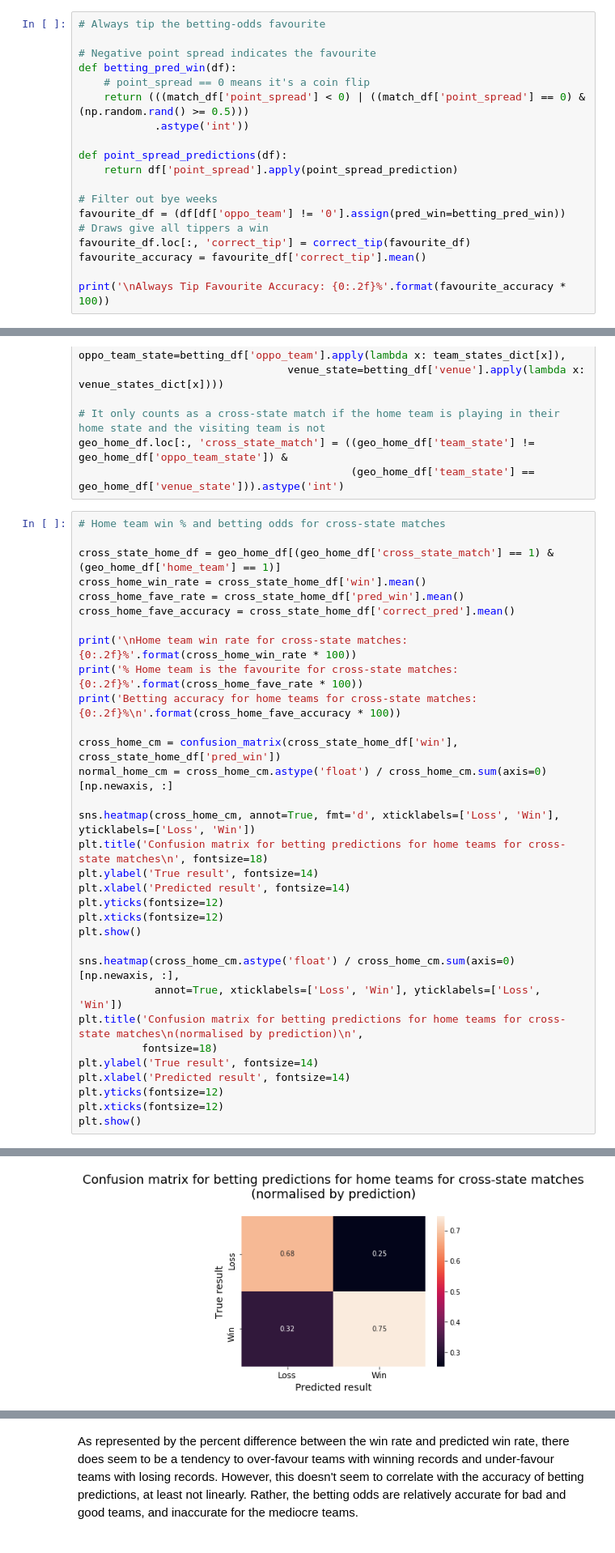
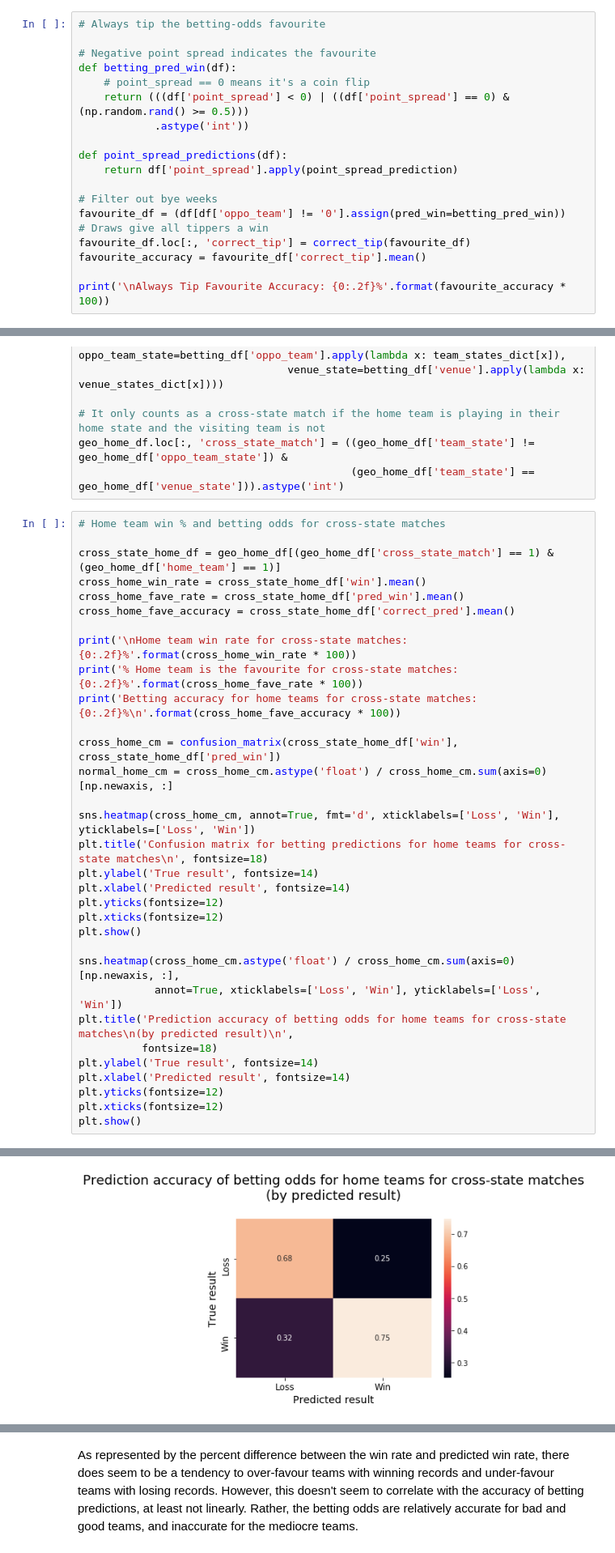
Before and after one commit to cfranklin11/footy-tipper, a Jupyter notebook: experiments/notebooks/1.0-analysis-of-heuristics.ipynb, the cells around one changed output, grey strips where cells are left out. Shown: that part at 81% size. Saved outputs shown, nothing was run; the diff lists cells and outputs as text.

```diff
--- a/experiments/notebooks/1.0-analysis-of-heuristics.ipynb
+++ b/experiments/notebooks/1.0-analysis-of-heuristics.ipynb
@@ -189,7 +191,7 @@ From the perspective of the end-user, this is a heuristic almost as simple as ti
 # Negative point spread indicates the favourite
 def betting_pred_win(df):
     # point_spread == 0 means it's a coin flip
-    return (((match_df['point_spread'] < 0) | ((match_df['point_spread'] == 0) & (np.random.rand() >= 0.5)))
+    return (((df['point_spread'] < 0) | ((df['point_spread'] == 0) & (np.random.rand() >= 0.5)))
             .astype('int'))
 
 def point_spread_predictions(df):
@@ -399,32 +404,32 @@ cross_home_fave_rate = cross_state_home_df['pred_win'].mean()
 cross_home_fave_accuracy = cross_state_home_df['correct_pred'].mean()
 
 print('\nHome team win rate for cross-state matches: {0:.2f}%'.format(cross_home_win_rate * 100))
 print('% Home team is the favourite for cross-state matches: {0:.2f}%'.format(cross_home_fave_rate * 100))
 print('Betting accuracy for home teams for cross-state matches: {0:.2f}%\n'.format(cross_home_fave_accuracy * 100))
 
 cross_home_cm = confusion_matrix(cross_state_home_df['win'], cross_state_home_df['pred_win'])
 normal_home_cm = cross_home_cm.astype('float') / cross_home_cm.sum(axis=0)[np.newaxis, :]
 
 sns.heatmap(cross_home_cm, annot=True, fmt='d', xticklabels=['Loss', 'Win'], yticklabels=['Loss', 'Win'])
 plt.title('Confusion matrix for betting predictions for home teams for cross-state matches\n', fontsize=18)
 plt.ylabel('True result', fontsize=14)
 plt.xlabel('Predicted result', fontsize=14)
 plt.yticks(fontsize=12)
 plt.xticks(fontsize=12)
 plt.show()
 
 sns.heatmap(cross_home_cm.astype('float') / cross_home_cm.sum(axis=0)[np.newaxis, :],
             annot=True, xticklabels=['Loss', 'Win'], yticklabels=['Loss', 'Win'])
-plt.title('Confusion matrix for betting predictions for home teams for cross-state matches\n(normalised by prediction)\n',
+plt.title('Prediction accuracy of betting odds for home teams for cross-state matches\n(by predicted result)\n',
           fontsize=18)
 plt.ylabel('True result', fontsize=14)
 plt.xlabel('Predicted result', fontsize=14)
 plt.yticks(fontsize=12)
 plt.xticks(fontsize=12)
 plt.show()
 # %% [output]
 Home team win rate for cross-state matches: 58.16%
 % Home team is the favourite for cross-state matches: 61.51%
 Betting accuracy for home teams for cross-state matches: 72.65%
 [figure]
-[figure, old version]
+[figure, new version]
```
Also changed, not shown: parts of 19 cells of this notebook.
